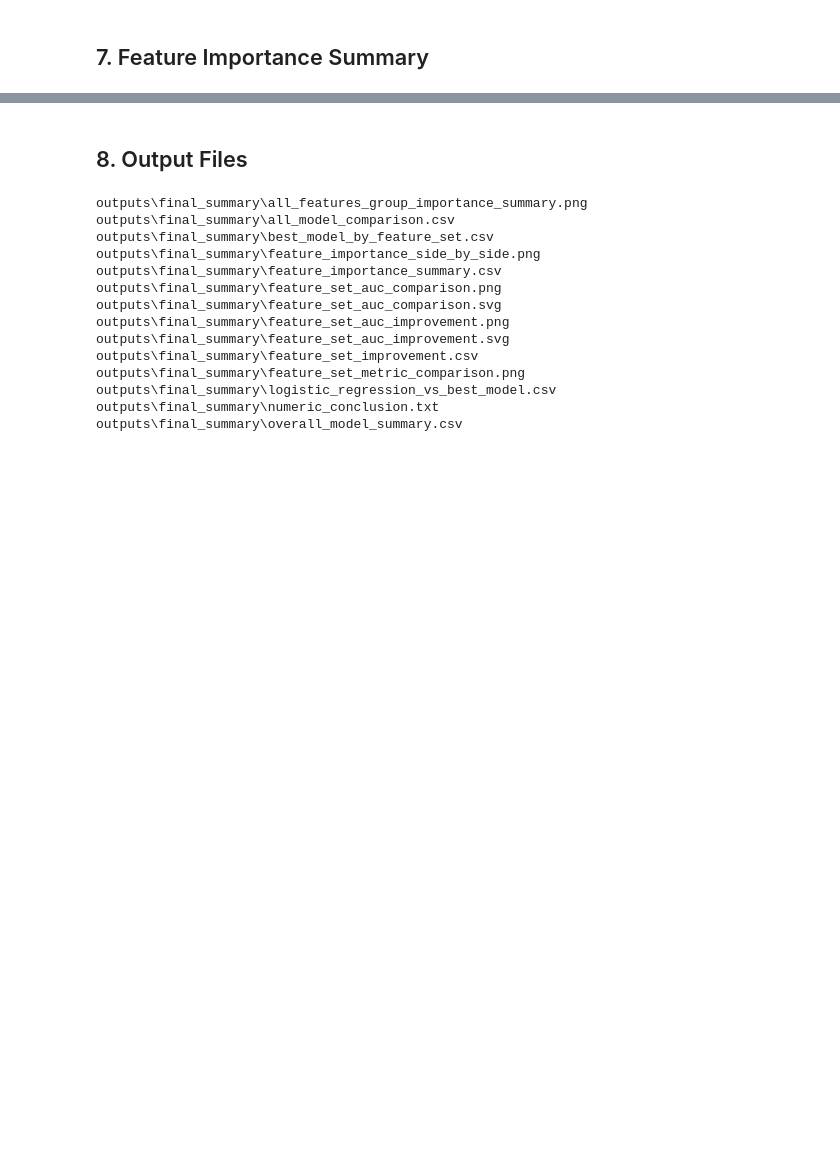
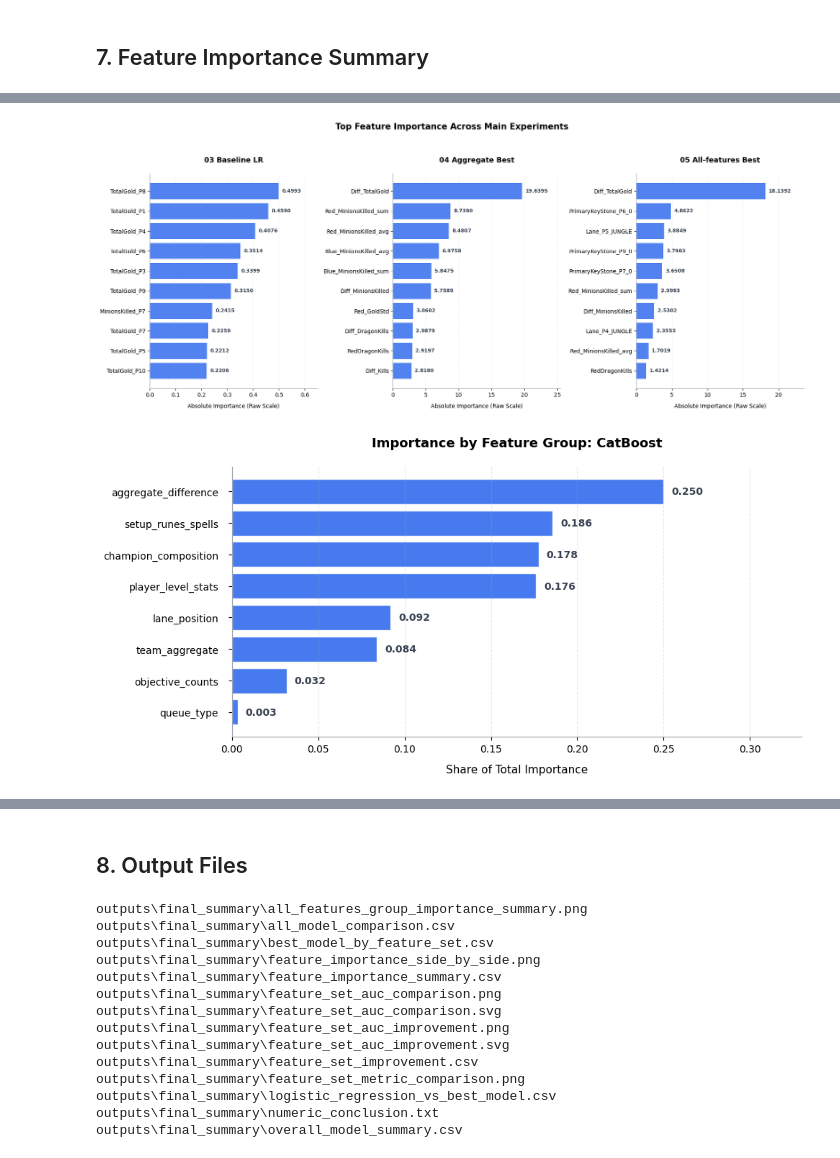
Before and after one commit to Kiatisakk/Predicting-League-of-Legends-Match-Outcomes-Using-10-Minute-Data, a Jupyter notebook: 06_result_summary.ipynb, the cells around one changed output, grey strips where cells are left out. Drawn from its saved outputs; the diff is of its cells as text; code cells hidden in the pictures; blank space fills up the shorter version.

```diff
--- a/06_result_summary.ipynb
+++ b/06_result_summary.ipynb
@@ -404,0 +388,80 @@ plt.show()
+# %%
+PRIMARY_BLUE = "#2563eb"  # สีน้ำเงินหลักของโปรเจกต์
+
+
+plot_sets = [
+    ("03 Baseline LR", baseline_top, "feature"),
+    ("04 Aggregate Best", agg_best_top, "feature"),
+    ("05 All-features Best", all_best_top, "feature"),
+]
+
+# เพิ่มความกว้างและความสูงเล็กน้อยเพื่อให้ดูไม่อึดอัด
+fig, axes = plt.subplots(1, 3, figsize=(18, 7))
+
+for ax, (title, data, feature_col) in zip(axes, plot_sets):
+    # เลือก Top 10 และเรียงลำดับ
+    plot_data = data.sort_values("importance", ascending=True).tail(10).copy()
+
+    # วาดกราฟด้วยค่าดั้งเดิม (Raw Importance)
+    bars = ax.barh(plot_data[feature_col], plot_data["importance"],
+                  color=PRIMARY_BLUE, alpha=0.8, edgecolor='none')
+
+    # --- จุดสำคัญ: เพิ่มตัวเลขกำกับท้ายแท่งเพื่อให้เห็นค่าที่ Scale ต่างกันชัดๆ ---
+    ax.bar_label(bars, fmt="%.4f", padding=6, fontsize=9, fontweight='bold', color='#374151')
+
+    # ตกแต่งหัวข้อและแกน
+    ax.set_title(title, fontsize=13, fontweight='bold', pad=20)
+    ax.set_xlabel("Absolute Importance (Raw Scale)", fontsize=10, labelpad=10)
+
+    # เผื่อพื้นที่ด้านขวา (x-limit) ให้ตัวเลข Label ไม่หลุดขอบ
+    ax.set_xlim(0, plot_data["importance"].max() * 1.3)
+
+    # ปรับแต่ง Grid และเส้นขอบให้ Clean
+    ax.grid(axis="x", alpha=0.2, linestyle='--', zorder=0)
+    ax.tick_params(axis='both', labelsize=10)
+
+    # ลบขอบขวาและบน (Spines) ออกเพื่อให้ดู Tight
+    for spine in ['top', 'right']:
+        ax.spines[spine].set_visible(False)
+    # ปรับสีขอบที่เหลือให้ Soft ลง
+    for spine in ['left', 'bottom']:
+        ax.spines[spine].set_color('#9ca3af')
+
+# ปรับปรุง Title ใหญ่ของรูป
+fig.suptitle("Top Feature Importance Across Main Experiments",
+             fontsize=15, fontweight='bold', y=1.05)
+
+fig.tight_layout()
+# บันทึกผลงาน
+fig.savefig(SUMMARY_DIR / "feature_importance_side_by_side_proper.png", dpi=160, bbox_inches="tight")
+plt.show()
+
+# --- 3. FEATURE GROUP IMPORTANCE (Already Monotone) ---
+group_best = all_group_importance[all_group_importance["model"] == all_best_model].copy()
+group_best = group_best.sort_values("importance", ascending=True)
+
+fig, ax = plt.subplots(figsize=(10, 5))
+
+bars = ax.barh(group_best["feature_group"], group_best["share"],
+              color=PRIMARY_BLUE, edgecolor='white', alpha=0.85)
+
+ax.bar_label(bars, fmt="%.3f", padding=8, fontweight='bold', color='#374151', fontsize=10)
+ax.set_xlim(0, group_best["share"].max() + 0.08)
+ax.set_xlabel("Share of Total Importance", fontsize=11, labelpad=10)
+ax.set_title(f"Importance by Feature Group: {all_best_model}",
+              fontsize=13, fontweight='bold', pad=20)
+
+ax.grid(axis="x", alpha=0.3, linestyle='--', zorder=0)
+ax.tick_params(axis='y', labelsize=10, pad=10)
+
+for spine in ['top', 'right']:
+    ax.spines[spine].set_visible(False)
+for spine in ['left', 'bottom']:
+    ax.spines[spine].set_color('#9ca3af')
+
+plt.tight_layout()
+plt.savefig(SUMMARY_DIR / "feature_group_importance_monotone.png", dpi=160, bbox_inches="tight")
+plt.show()
+# %% [output]
+[figure, added]
+[figure, added]
```
Also changed, not shown: parts of 4 cells of this notebook, 6 other files.
